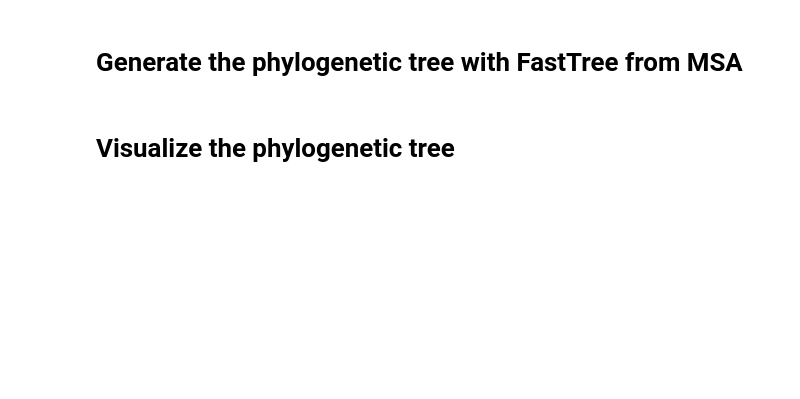
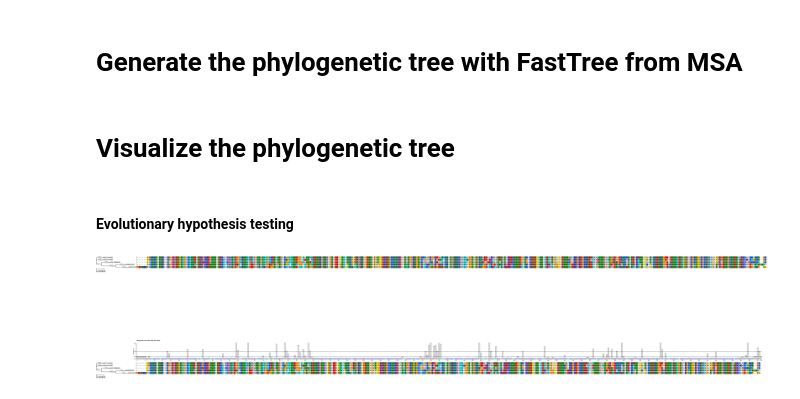
Before and after one commit to dominiquefastus/NuStru-CodonAnalysis, a Jupyter notebook: nustruEVOL/tree_generation_pipeline.ipynb, the cells around one changed output. Cells and saved outputs as stored; diff of their text form; code cells hidden in the pictures; blank space fills up the shorter version.

Commit message:
Updated the evolutionary analysis and included Omega calculation

```diff
--- a/nustruEVOL/tree_generation_pipeline.ipynb
+++ b/nustruEVOL/tree_generation_pipeline.ipynb
@@ -100,0 +120,28 @@ tree.show(tree_style=ts)
+# %% [markdown]
+#### Evolutionary hypothesis testing
+# %%
+tree = EvolTree(f"{working_dir}/TREE/test_ddla_protein.tree")
+alignment = (f"{working_dir}/MSA/test_ddla_nucleotide_aligned.fasta")
+tree.link_to_alignment(alignment)
+
+tree.workdir = f"{working_dir}/TREE/"
+best_model = None
+best_lnl   = float('-inf')
+
+
+tree.run_model('fb.example')
+my_first_fb_model = tree.get_evol_model('fb.example')
+
+from ete3.treeview.layouts import evol_clean_layout
+ts = TreeStyle()
+# tree.show(layout=evol_clean_layout)
+tree.render(file_name="%%inline", tree_style=ts, layout=evol_clean_layout)
+# %% [output]
+[figure, added]
+# %%
+tree.run_model('M2')
+
+# tree.show(layout=evol_clean_layout, histfaces=["M2"])
+tree.render(file_name="%%inline", tree_style=ts, layout=evol_clean_layout, histfaces=["M2"])
+# %% [output]
+[figure, added]
```
Also changed, not shown: parts of 14 cells of this notebook, 1 other file.
